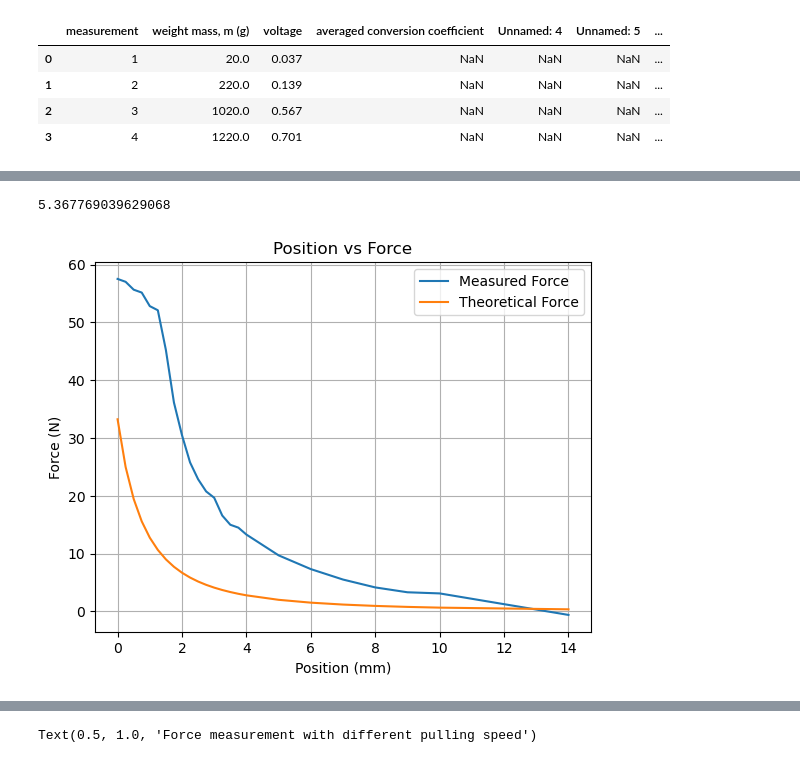
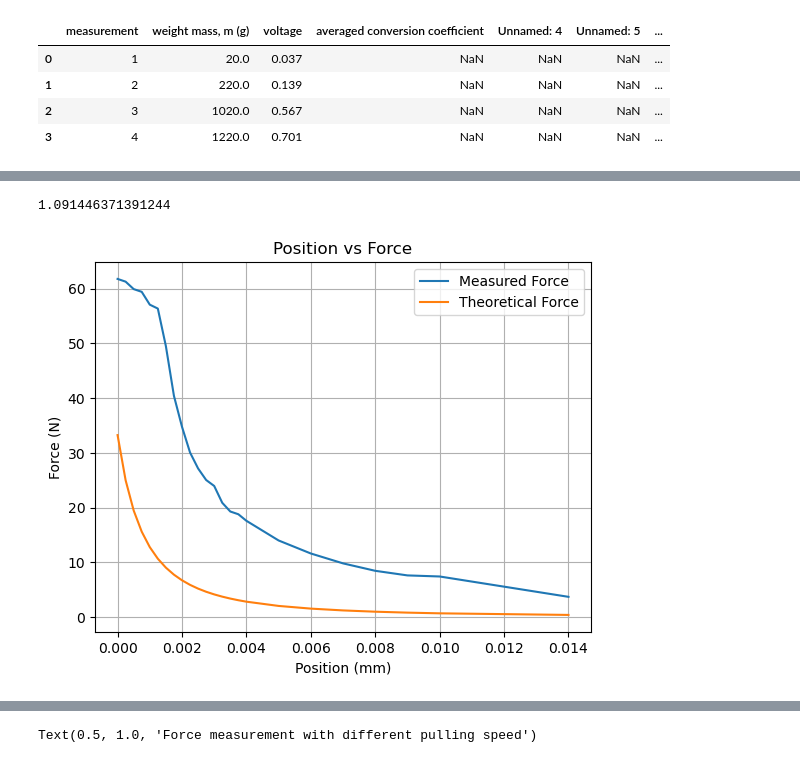
Before and after one commit to Undertaker-86/elec_343, a Jupyter notebook: data_analysis.ipynb, the cells around one changed output, grey strips where cells are left out. Cells and saved outputs as stored; diff of their text form; code cells hidden in the pictures.

```diff
--- a/data_analysis.ipynb
+++ b/data_analysis.ipynb
@@ -20,11 +20,11 @@ first_task.head()
 # %%
 from scipy.optimize import curve_fit
 
-x_data = first_task["plunger position (mm)"][:-1].values
-y_data = first_task["inductance (mH)"][:-1].values
+x_data = first_task["plunger position (m)"][:-1].values
+y_data = first_task["inductance (mH)"][:-1].values * 1e-3
 
 # 2. Get L0 from the last row of the DataFrame
-L0 = first_task["inductance (mH)"].iloc[-1]
+L0 = first_task["inductance (mH)"].iloc[-1] * 1e-3
 
 # 3. Define the inductance model: L(x) = k1 / (k2 + x) + L0
 def inductance_model(x, k1, k2):
@@ -83,8 +83,8 @@ plt.text(
 
 # 11. Label and show
 plt.title("Inductance vs Distance")
-plt.xlabel("Distance (mm)")
-plt.ylabel("Inductance (mH)")
+plt.xlabel("Distance (m)")
+plt.ylabel("Inductance (H)")
 plt.legend()
 plt.savefig("Inductance vs distance.png", dpi=500)
 plt.show()
@@ -117,7 +117,7 @@ from sklearn.metrics import r2_score
 # x: Voltage
 # y: Weight mass (g) * g (9.81) = Force in Newtons
 x = filtered["voltage"].values
-y = filtered["weight mass, m (g)"].values * 9.81
+y = filtered["weight mass, m (g)"].values * 9.81e-3
 
 # 1. Linear fit using polyfit (degree = 1)
 slope, intercept = np.polyfit(x, y, 1)
@@ -151,7 +151,7 @@ plt.text(
 
 # Labels and legend
 plt.xlabel("Voltage (V)")
-plt.ylabel("Weight × g (N)")
+plt.ylabel("Weight (N)")
 plt.title("Weight vs Voltage with Linear Fit")
 plt.legend()
 plt.savefig("Force calibration.png", dpi=500)
@@ -168,9 +168,9 @@ Intercept = -377.0154
 R^2 = 0.9989
 # %%
-conversion_coefficient = slope / 1000
+conversion_coefficient = slope
 friction_voltage = np.mean(ab.tail(3))
 
-friction_force = conversion_coefficient * friction_voltage / friction_voltage * 0.3
+friction_force = conversion_coefficient * friction_voltage
 # %%
 k1 = k1_fit
 k2 = k2_fit
@@ -186,7 +186,7 @@ for sheet in sheet_name:
 # %%
 friction_force
 # %% [output]
-5.367769039629068
+1.091446371391244
 # %%
 df = pl.DataFrame(sheet_read[0])
 
@@ -195,25 +195,25 @@ df = pl.DataFrame(sheet_read[0])
 # )
 df = df.with_columns(
     (pl.col("load cell voltage") * conversion_coefficient).alias("total measured force"),
-    (k1 * (i ** 2) / (pl.col("Position (mm/100)")/100 + k2) ** 2 / 2).alias("electromagnetic force from model"),
+    (k1 * (i ** 2) / (pl.col("Position (mm/100)")/100_000 + k2) ** 2 / 2).alias("electromagnetic force from model"),
 ).with_columns(
     (pl.col("total measured force") - friction_force).alias("electromagnetic force")  # Subtract friction
 )
 # %%
-position = df.select('Position (mm/100)')/100
+position = df.select('Position (mm/100)')/100e3
 voltage = df.select('electromagnetic force')
 theo_voltage = df.select('electromagnetic force from model')
 
 fig, ax = plt.subplots()
 ax.plot(position, voltage, label='Measured Force')
 ax.plot(position, theo_voltage, label = 'Theoretical Force')
 ax.set_title("Position vs Force")
 ax.set_ylabel("Force (N)")
 ax.set_xlabel("Position (mm)")
 ax.legend()
 plt.grid()
 # %% [output]
-[figure, old version]
+[figure, new version]
 # %%
 df_d = pl.DataFrame(sheet_read[1])
 
```
Also changed, not shown: parts of 5 cells of this notebook, 1 other file.
